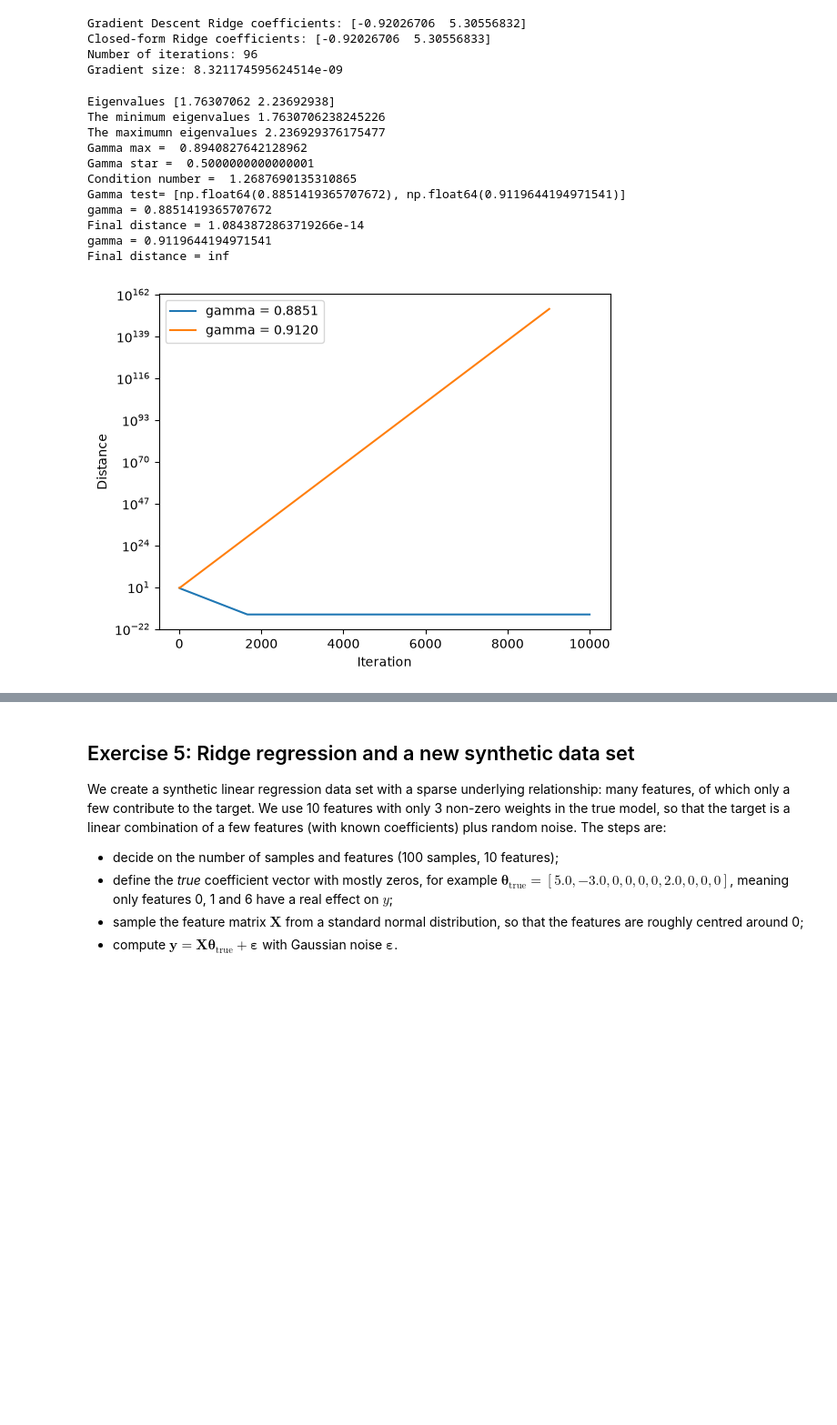
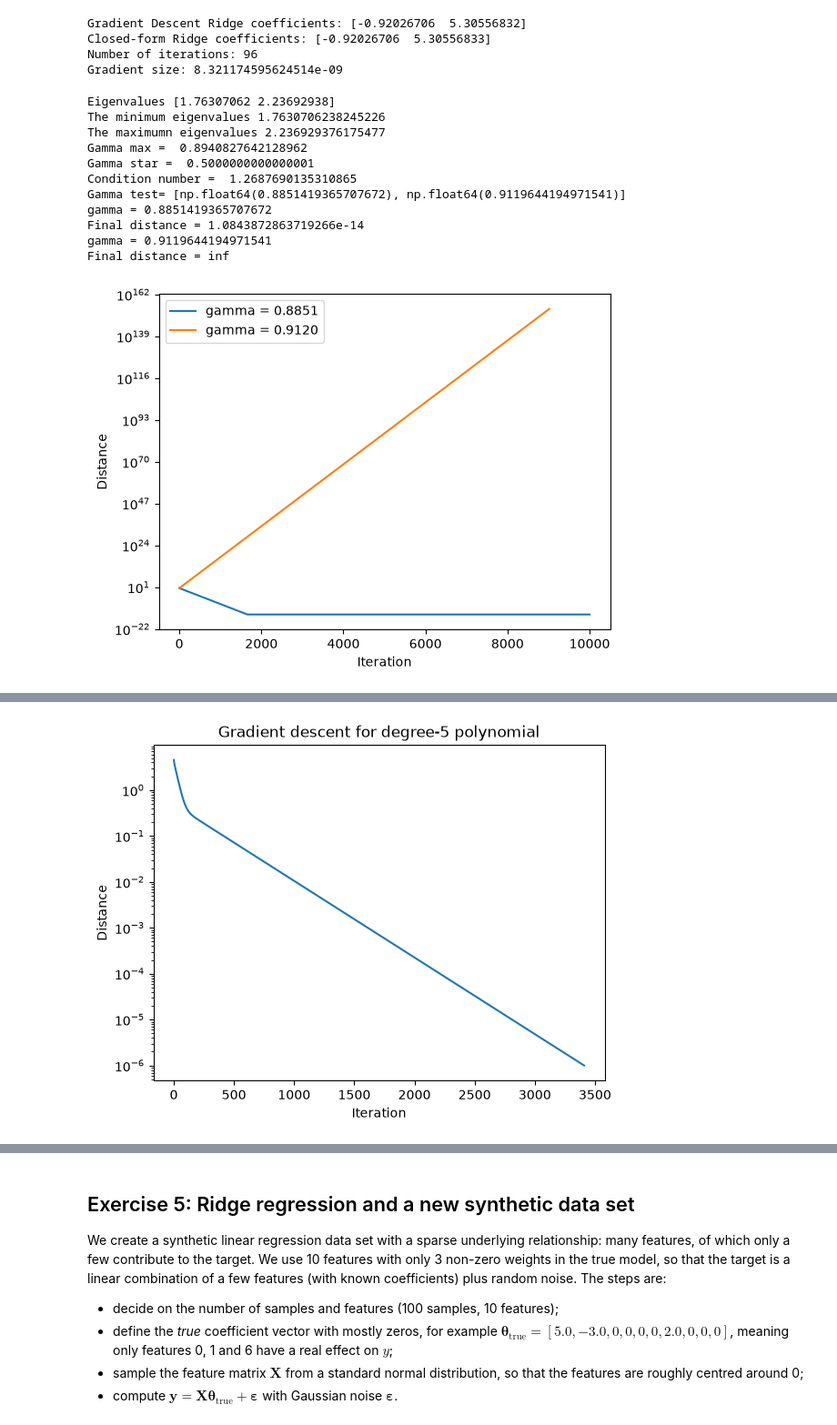
Before and after one commit to zejingw1998/FYS-STK4155-Anvendt-dataanalyse-og-maskinl-ring, a Jupyter notebook: Week_exercises/Week_37/exercisesweek37.ipynb, the cells around one changed output, grey strips where cells are left out. Shown at 91% size. Drawn from its saved outputs; the diff is of its cells as text; code cells hidden in the pictures; blank space fills up the shorter version.

```diff
--- a/Week_exercises/Week_37/exercisesweek37.ipynb
+++ b/Week_exercises/Week_37/exercisesweek37.ipynb
@@ -605,7 +586,7 @@ print("Condition number = ",condition_number)
 gamma_test = [0.99*(2/lambda_max),1.02 *(2/lambda_max)]
 print("Gamma test=",gamma_test)
 for gamma in gamma_test:
-    theta = np.zeros(n_features)
+    theta = np.zeros(X_norm.shape[1])
     distances = []
     for t in range(num_iters):
         grad = (2/n) * X_norm.T @ (X_norm @ theta - y_centered)
@@ -634,6 +615,84 @@ plt.show()
 
 #The condition number is approximately 1.27, which is relatively small,
 #so this problem is well-conditioned.
+
+#Repeat for degree-5 polynomial
+
+#Design matrix with x, x^2, ..., x^5
+X5 = np.column_stack([x, x**2, x**3, x**4, x**5])
+
+#Standardize the features
+X5_mean = X5.mean(axis=0)
+X5_std = X5.std(axis=0)
+X5_norm = (X5 - X5_mean) / X5_std
+
+#Hessian for degree-5 polynomial
+H5 = (2/n) * X5_norm.T @ X5_norm
+
+#Eigenvalues
+eigenvalues5 = np.linalg.eigvalsh(H5)
+
+lambda_min5 = np.min(eigenvalues5)
+lambda_max5 = np.max(eigenvalues5)
+
+# Maximum and optimal learning rates
+gamma_max5 = 2 / lambda_max5
+gamma_star5 = 2 / (lambda_max5 + lambda_min5)
+
+# Condition number
+condition_number5 = lambda_max5 / lambda_min5
+
+print("Degree-5 eigenvalues:", eigenvalues5)
+print("Lambda min =", lambda_min5)
+print("Lambda max =", lambda_max5)
+print("Gamma max =", gamma_max5)
+print("Gamma star =", gamma_star5)
+print("Condition number =", condition_number5)
+
+# Closed-form OLS solution for degree-5
+
+theta_closed_formOLS5 = np.linalg.solve( X5_norm.T @ X5_norm, X5_norm.T @ y_centered )
+
+# Gradient descent with optimal learning rate
+
+theta5 = np.zeros(X5_norm.shape[1])
+
+distances5 = []
+
+for t in range(num_iters):
+
+    grad5 = (2/n) * X5_norm.T @ (X5_norm @ theta5 - y_centered)
+
+    theta5 = theta5 - gamma_star5 * grad5
+
+    distance5 = np.linalg.norm(theta5 - theta_closed_formOLS5)
+
+    distances5.append(distance5)
+
+    if distance5 < 1e-6:
+        break
+
+print("Number of iterations =", t + 1)
+print("Final distance =", distance5)
+
+plt.semilogy( range(1, len(distances5) + 1), distances5 )
+
+plt.xlabel("Iteration")
+plt.ylabel("Distance")
+plt.title("Gradient descent for degree-5 polynomial")
+plt.show()
+
+#Conclusion
+
+#For the degree-2 polynomial, the condition number is approximately 1.27,
+#while for the degree-5 polynomial it increases to approximately 520.34.
+
+#The maximum stable learning rate decreases from approximately 0.894to approximately 0.354.
+#Therefore, the degree-5 problem is much more ill-conditioned and gradient descent converges much more slowly.
+
+#The reason is that the polynomial features x, x^2,  x^5 are strongly correlated, which makes the smallest eigenvalue very small.
+
+#Ridge regression helps the degree-5 problem more because regularization increases the small eigenvalues of the Hessian, reduces the condition number, and makes the optimization more stable and faster.
 # %% [output]
 Eigenvalues [1.76307062 2.23692938]
 The minimum eigenvalues 1.7630706238245226
@@ -650,3 +717,4 @@ Final distance = inf
+[figure, added]
 # %%
 import jax
 jax.config.update("jax_enable_x64", True)
```
Also changed, not shown: parts of 5 cells of this notebook.
